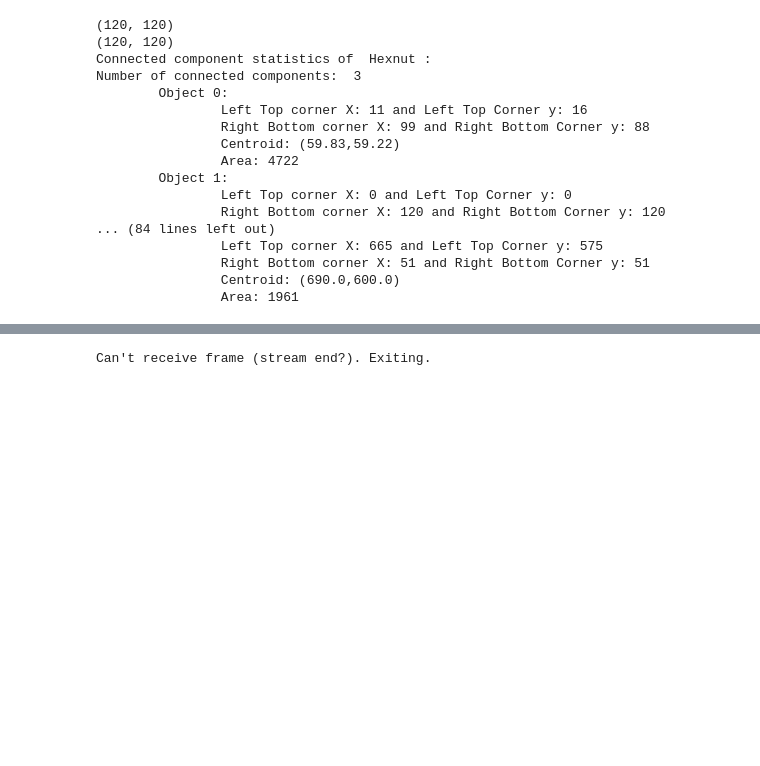
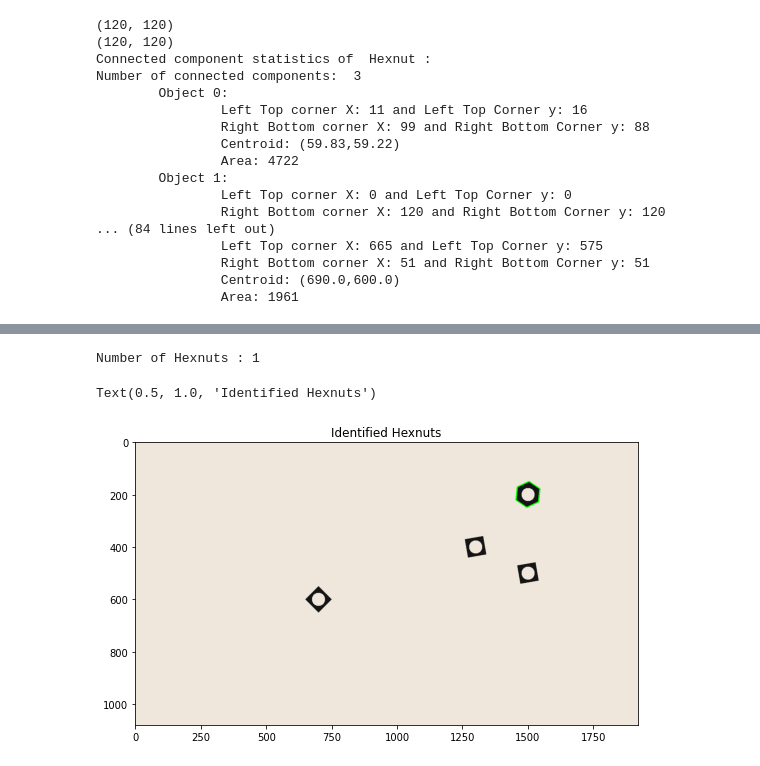
Before and after one commit to Dumindu-Bandara/en2550-fundamentals-of-image-processing-and-machine-vision, a Jupyter notebook: Assignment_3/Assignment_3.ipynb, the cells around one changed output, grey strips where cells are left out. Saved outputs shown, nothing was run; the diff lists cells and outputs as text; code cells hidden in the pictures; blank space fills up the shorter version.

```diff
--- a/Assignment_3/Assignment_3.ipynb
+++ b/Assignment_3/Assignment_3.ipynb
@@ -179,24 +136,31 @@ print(ret)
-# %%
-# Yor code here.
-
-
-# Writing the video
-
-frame_array = []
-shape = (1080, 1920, 3)
-
-# Your code here
-
-
-out = cv.VideoWriter('./conveyor_result_indexno.mp4',cv.VideoWriter_fourcc(*'h264'), 30, (shape[1], shape[0]))
-
-for i in range(len(frame_array)):
-    cv.imshow('Frame', frame_array[i])
-    if cv.waitKey(1) == ord('q'):
-        break
-    out.write(frame_array[i])
-
-out.release()
-cv.destroyAllWindows()
-# %% [output]
-Can't receive frame (stream end?). Exiting.
+# %%
+
+inverted_hexnut_img = cv.bitwise_not(hexnut_closing).astype('uint8')
+inverted_squarenut_img = cv.bitwise_not(squarenut_closing).astype('uint8')
+inverted_f100_img   = cv.bitwise_not(conveyor_f100_closing).astype('uint8')
+
+contours, hierachy = cv.findContours(inverted_hexnut_img, cv.RETR_EXTERNAL, cv.CHAIN_APPROX_SIMPLE)
+hexnut_cnt = contours[0]
+
+contours, hierachy = cv.findContours(inverted_squarenut_img, cv.RETR_EXTERNAL, cv.CHAIN_APPROX_SIMPLE)
+squarenut_cnt = contours[0]
+
+contours, hierarchy = cv.findContours(inverted_f100_img, cv.RETR_EXTERNAL, cv.CHAIN_APPROX_SIMPLE)
+
+num_hexnuts = 0
+target_image = conveyor_f100
+for contour in contours:
+    ret = cv.matchShapes(hexnut_cnt,contour,1,0.0)
+    if ret < 1e-2:
+        num_hexnuts += 1
+        cv.drawContours(target_image, [contour], 0, (0,255,0), 3)
+
+print(f"Number of Hexnuts : {num_hexnuts}")
+
+fig, ax = plt.subplots(1, 1, figsize = (9, 9))
+ax.imshow(cv.cvtColor(conveyor_f100, cv.COLOR_BGR2RGB))
+ax.set_title("Identified Hexnuts")
+# %% [output]
+Number of Hexnuts : 1
+Text(0.5, 1.0, 'Identified Hexnuts')
+[figure, added]
```
Also changed, not shown: parts of 4 cells of this notebook.
